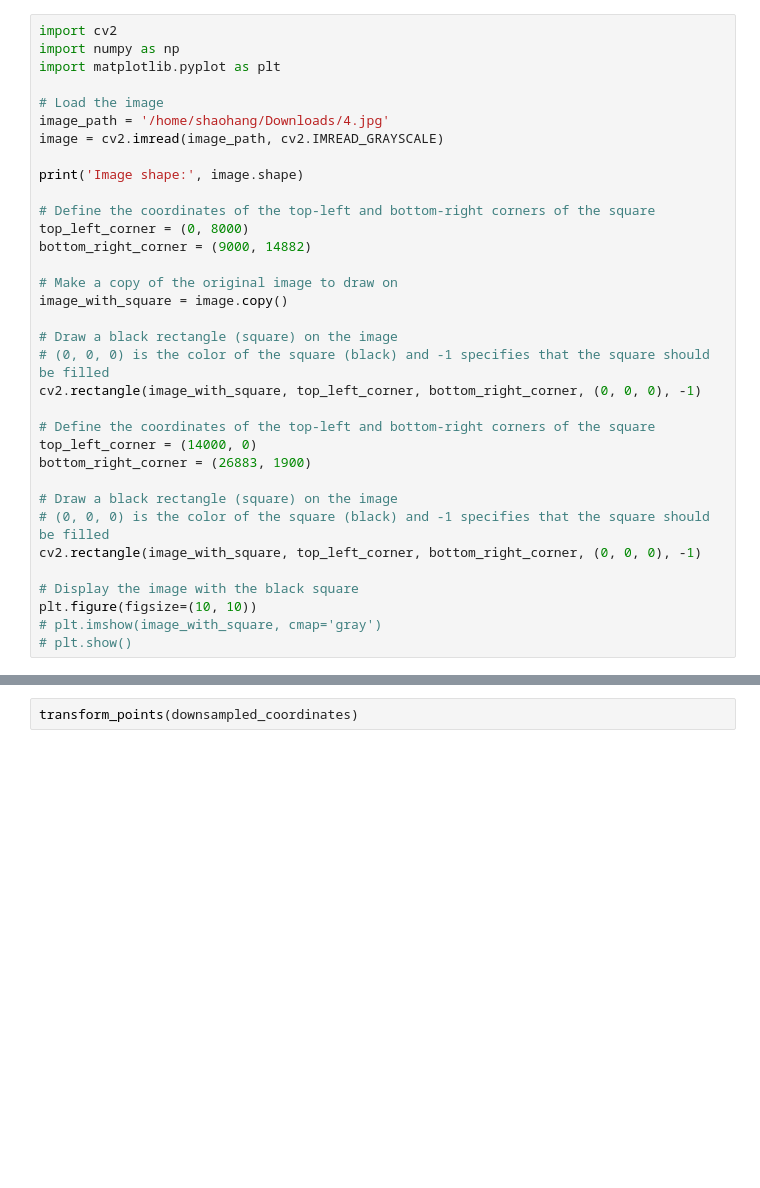
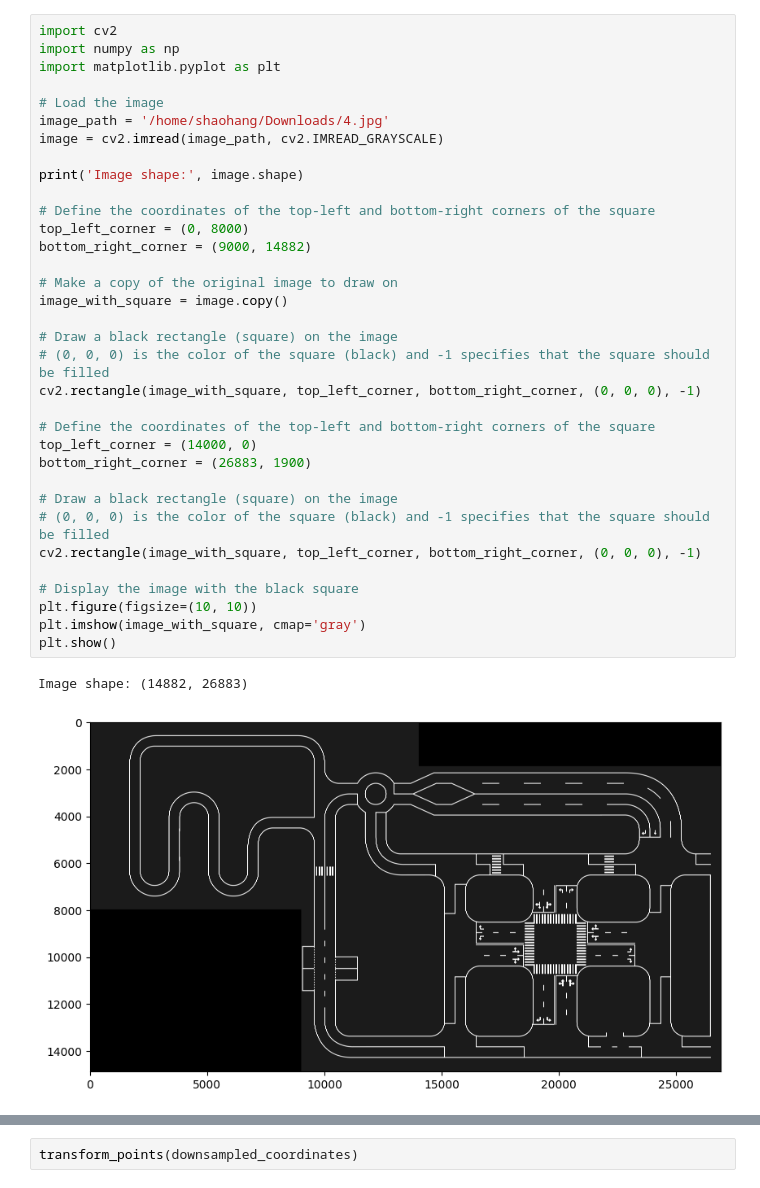
Before and after one commit to CAS-LRJ/ISS, a Jupyter notebook: ISS/algorithms/planning/global_planner/map_build.ipynb, the cells around one changed output, grey strips where cells are left out. Drawn from its saved outputs; the diff is of its cells as text; blank space fills up the shorter version.

```diff
--- a/ISS/algorithms/planning/global_planner/map_build.ipynb
+++ b/ISS/algorithms/planning/global_planner/map_build.ipynb
@@ -3,32 +39,35 @@ import cv2
 import numpy as np
 import matplotlib.pyplot as plt
 
 # Load the image
 image_path = '/home/shaohang/Downloads/4.jpg'
 image = cv2.imread(image_path, cv2.IMREAD_GRAYSCALE)
 
 print('Image shape:', image.shape)
 
 # Define the coordinates of the top-left and bottom-right corners of the square
 top_left_corner = (0, 8000)
 bottom_right_corner = (9000, 14882)
 
 # Make a copy of the original image to draw on
 image_with_square = image.copy()
 
 # Draw a black rectangle (square) on the image
 # (0, 0, 0) is the color of the square (black) and -1 specifies that the square should be filled
 cv2.rectangle(image_with_square, top_left_corner, bottom_right_corner, (0, 0, 0), -1)
 
 # Define the coordinates of the top-left and bottom-right corners of the square
 top_left_corner = (14000, 0)
 bottom_right_corner = (26883, 1900)
 
 # Draw a black rectangle (square) on the image
 # (0, 0, 0) is the color of the square (black) and -1 specifies that the square should be filled
 cv2.rectangle(image_with_square, top_left_corner, bottom_right_corner, (0, 0, 0), -1)
 
 # Display the image with the black square
 plt.figure(figsize=(10, 10))
-# plt.imshow(image_with_square, cmap='gray')
-# plt.show()
+plt.imshow(image_with_square, cmap='gray')
+plt.show()
+# %% [output]
+Image shape: (14882, 26883)
+[figure, added]
```
Also changed, not shown: parts of 9 cells of this notebook, 13 other files.
